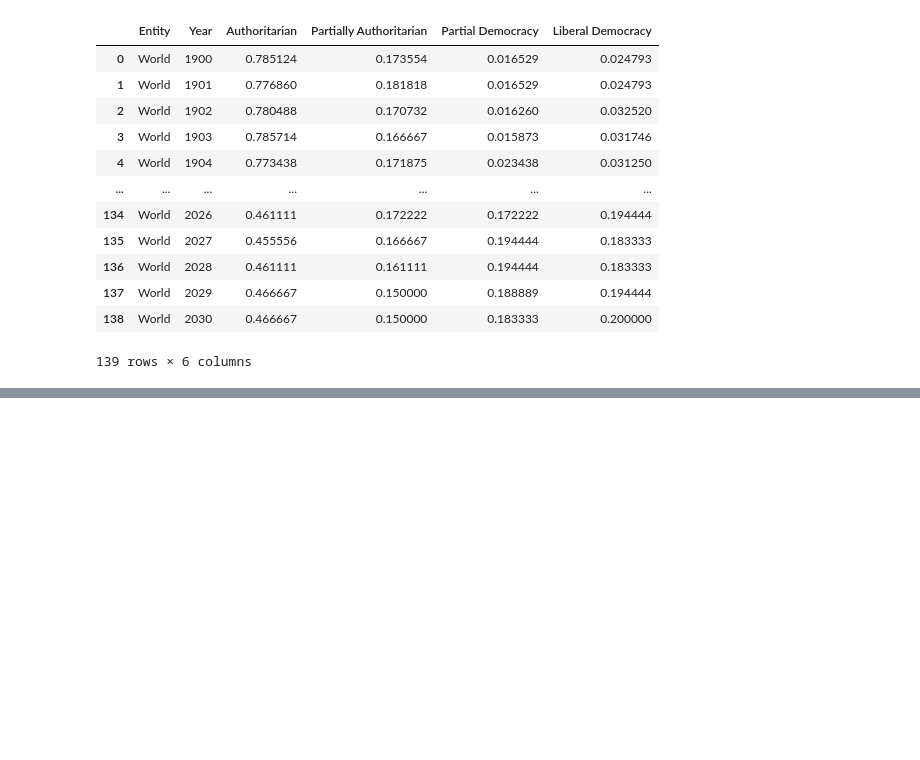
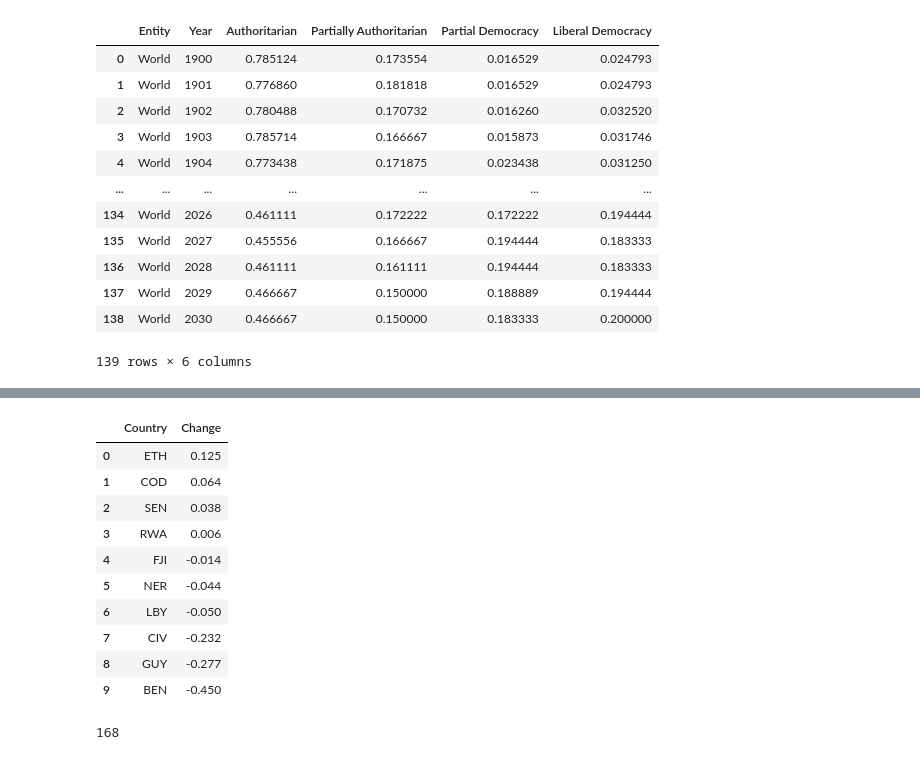
Before and after one commit to johnnystouffer/democratic-index-prediction, a Jupyter notebook: VISULAIZING.ipynb, the cells around one changed output, grey strips where cells are left out. Cells and saved outputs as stored; diff of their text form; code cells hidden in the pictures; blank space fills up the shorter version.

```diff
--- a/VISULAIZING.ipynb
+++ b/VISULAIZING.ipynb
@@ -191,0 +247,24 @@ reported
+# %%
+developing = ['GUY', 'LBY', 'SEN', 'FJI', 'COD', 'CIV','RWA', 'ETH','NER', 'BEN']
+develop = df[df['Code'].isin(developing)]
+developed = []
+
+for i in range(10):
+    change = develop['2030'].iloc[i] - develop['2022'].iloc[i]
+    difference = [develop['Code'].iloc[i], change]
+    developed.append(difference)
+developed.sort(key=lambda x: x[1], reverse=True)
+developed = pd.DataFrame(developed, columns=['Country', 'Change'])
+developed
+# %% [output]
+|  | Country | Change |
+| 0 | ETH | 0.125 |
+| 1 | COD | 0.064 |
+| 2 | SEN | 0.038 |
+| 3 | RWA | 0.006 |
+| 4 | FJI | -0.014 |
+| 5 | NER | -0.044 |
+| 6 | LBY | -0.050 |
+| 7 | CIV | -0.232 |
+| 8 | GUY | -0.277 |
+| 9 | BEN | -0.450 |
@@ -191,0 +319,4 @@ reported
+# %%
+24 *7
+# %% [output]
+168
```
Also changed, not shown: parts of 6 cells of this notebook, 2 other files.
